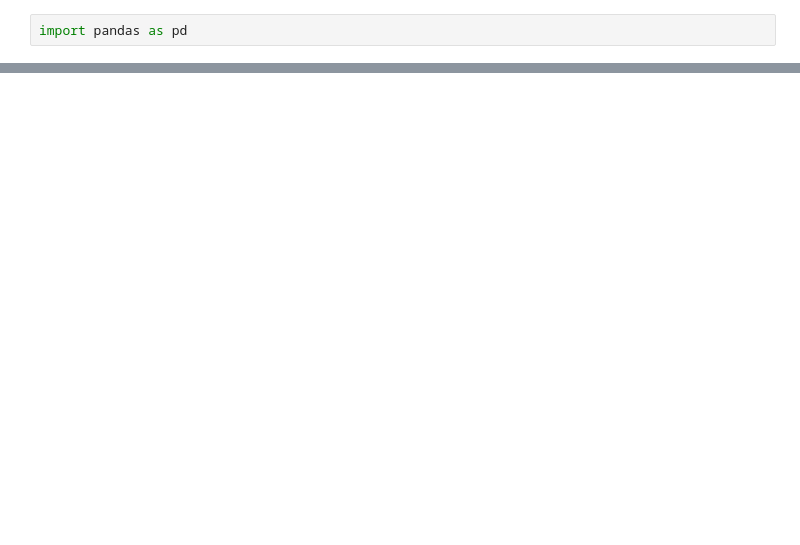
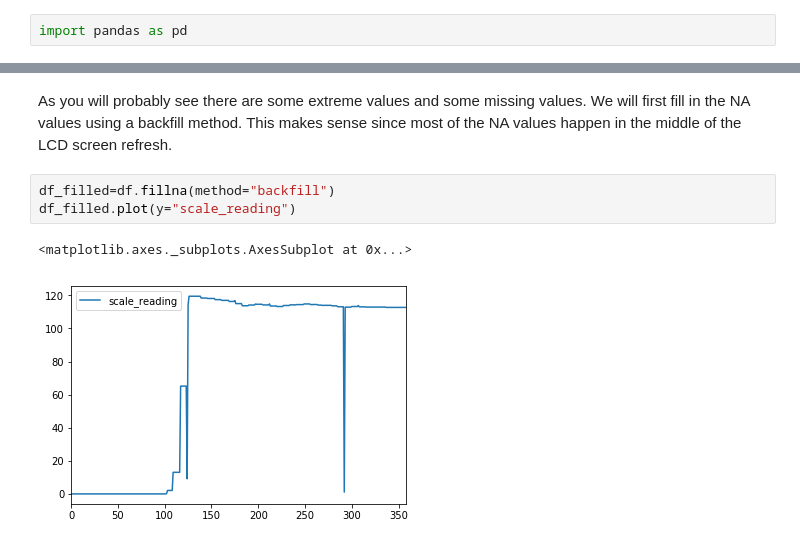
Before and after one commit to JohnCalhoun/ssocr-video-reader, a Jupyter notebook: post_proccessing.ipynb, the cells around one changed output, grey strips where cells are left out. Saved outputs shown, nothing was run; the diff lists cells and outputs as text; blank space fills up the shorter version.

```diff
--- a/post_proccessing.ipynb
+++ b/post_proccessing.ipynb
@@ -9,0 +19,8 @@ df.plot(y="scale_reading")
+# %% [markdown]
+As you will probably see there are some extreme values and some missing values. We will first fill in the NA values using a backfill method. This makes sense since most of the NA values happen in the middle of the LCD screen refresh.
+# %%
+df_filled=df.fillna(method="backfill")
+df_filled.plot(y="scale_reading")
+# %% [output]
+<matplotlib.axes._subplots.AxesSubplot at 0x...>
+[figure, added]
```
Also changed, not shown: parts of 10 cells of this notebook, 3 other files.
